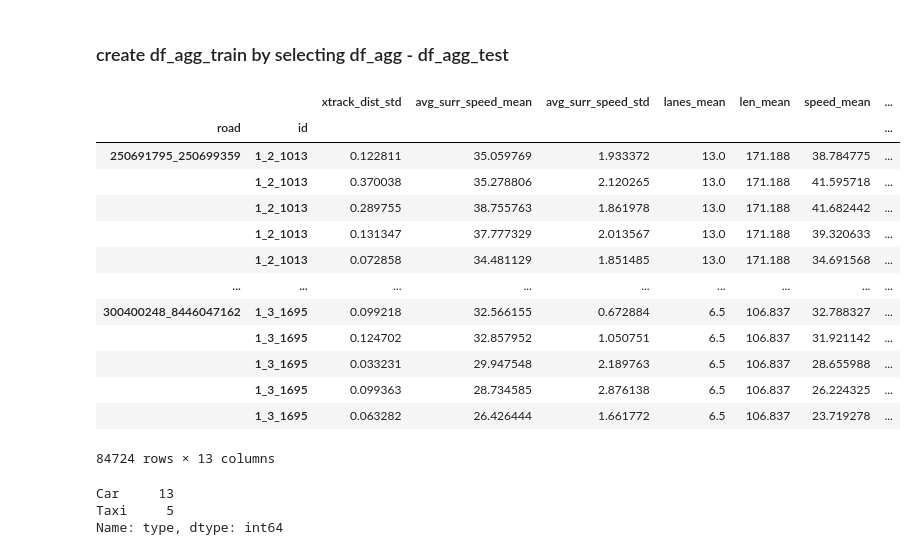
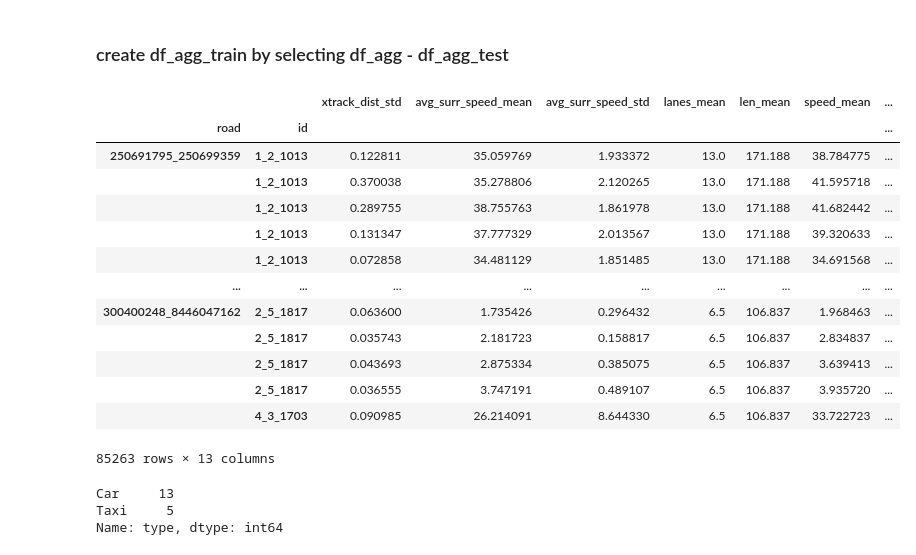
Before and after one commit to ArchieGertsman/GreekDrivers, a Jupyter notebook: ml/classical_model_with_voting.ipynb, the cells around one changed output. Saved outputs shown, nothing was run; the diff lists cells and outputs as text; code cells hidden in the pictures.

Commit message:
fixed bug in construction of training set

```diff
--- a/ml/classical_model_with_voting.ipynb
+++ b/ml/classical_model_with_voting.ipynb
@@ -170,7 +170,7 @@ df_agg_train = df_agg.drop(df_agg_test.index)
 def balance_road(road):
     class_counts = road.groupby('id').first().type.value_counts()
     n_resample = class_counts.max() - class_counts.min()
-    road.reset_index(1, inplace=True, drop=True)
+    road.reset_index('road', inplace=True, drop=True)
     idx_resample = road[road.type==class_counts.idxmin()] \
         .index \
         .unique() \
@@ -179,40 +179,41 @@ def balance_road(road):
         .values
     resample = road.loc[idx_resample]
     return pd.concat([road,resample])
 
-df_agg_train.groupby(['road']).apply(balance_road)
+df_agg_train = df_agg_train.groupby(['road']).apply(balance_road)
+df_agg_train
 
 # class_counts = df_agg_train.groupby(['road']).first().type.value_counts()
 # n_resample = class_counts['Car'] - class_counts['Taxi']
 
 # df_agg_train.reset_index((0,2), inplace=True)
 
 # idx_resample = df_agg_train[df_agg_train.type=='Taxi'] \
 #     .index \
 #     .unique() \
 #     .to_series() \
 #     .sample(n_resample, replace=True) \
 #     .values
 
 # resample = df_agg_train.loc[idx_resample]
 # # resample.index = [ resample.index.map(lambda idx: f'{idx[0]}r'), resample.index.get_level_values(1) ]
 # df_agg_train = pd.concat([df_agg_train, resample]).set_index(['id','level_2'], append=True)
 # df_agg_train
 # %% [output]
 |  |  | xtrack_dist_std | avg_surr_speed_mean | avg_surr_speed_std | lanes_mean | len_mean | speed_mean | ... |
 | road | id |  |  |  |  |  |  | ... |
 | 250691795_250699359 | 1_2_1013 | 0.122811 | 35.059769 | 1.933372 | 13.0 | 171.188 | 38.784775 | ... |
 |  | 1_2_1013 | 0.370038 | 35.278806 | 2.120265 | 13.0 | 171.188 | 41.595718 | ... |
 |  | 1_2_1013 | 0.289755 | 38.755763 | 1.861978 | 13.0 | 171.188 | 41.682442 | ... |
 |  | 1_2_1013 | 0.131347 | 37.777329 | 2.013567 | 13.0 | 171.188 | 39.320633 | ... |
 |  | 1_2_1013 | 0.072858 | 34.481129 | 1.851485 | 13.0 | 171.188 | 34.691568 | ... |
 | ... | ... | ... | ... | ... | ... | ... | ... | ... |
-| 300400248_8446047162 | 1_3_1695 | 0.099218 | 32.566155 | 0.672884 | 6.5 | 106.837 | 32.788327 | ... |
-|  | 1_3_1695 | 0.124702 | 32.857952 | 1.050751 | 6.5 | 106.837 | 31.921142 | ... |
-|  | 1_3_1695 | 0.033231 | 29.947548 | 2.189763 | 6.5 | 106.837 | 28.655988 | ... |
-|  | 1_3_1695 | 0.099363 | 28.734585 | 2.876138 | 6.5 | 106.837 | 26.224325 | ... |
-|  | 1_3_1695 | 0.063282 | 26.426444 | 1.661772 | 6.5 | 106.837 | 23.719278 | ... |
+| 300400248_8446047162 | 2_5_1817 | 0.063600 | 1.735426 | 0.296432 | 6.5 | 106.837 | 1.968463 | ... |
+|  | 2_5_1817 | 0.035743 | 2.181723 | 0.158817 | 6.5 | 106.837 | 2.834837 | ... |
+|  | 2_5_1817 | 0.043693 | 2.875334 | 0.385075 | 6.5 | 106.837 | 3.639413 | ... |
+|  | 2_5_1817 | 0.036555 | 3.747191 | 0.489107 | 6.5 | 106.837 | 3.935720 | ... |
+|  | 4_3_1703 | 0.090985 | 26.214091 | 8.644330 | 6.5 | 106.837 | 33.722723 | ... |
-84724 rows × 13 columns
+85263 rows × 13 columns
 # %%
 class_counts
 # %% [output]
```
Also changed, not shown: parts of 5 cells of this notebook.
